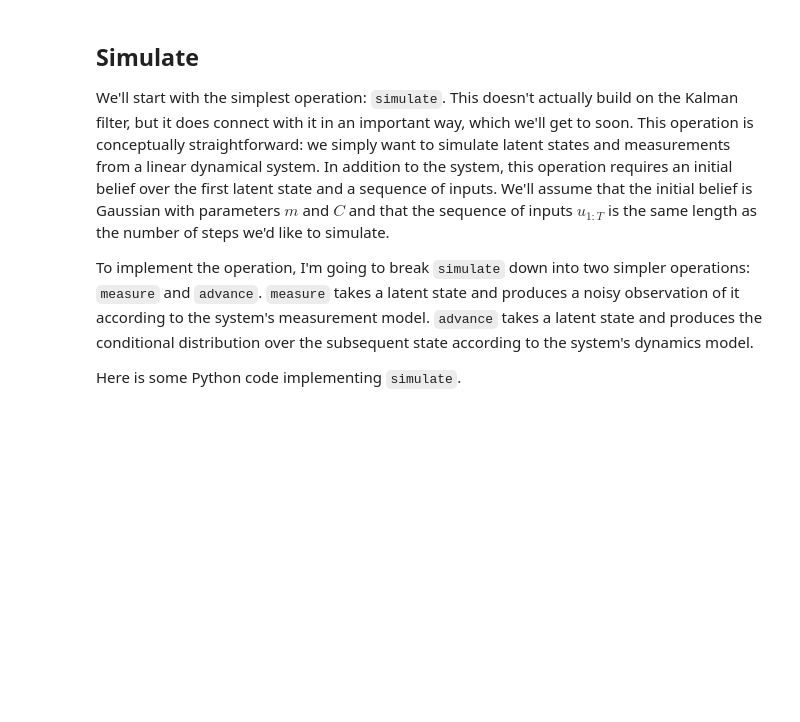
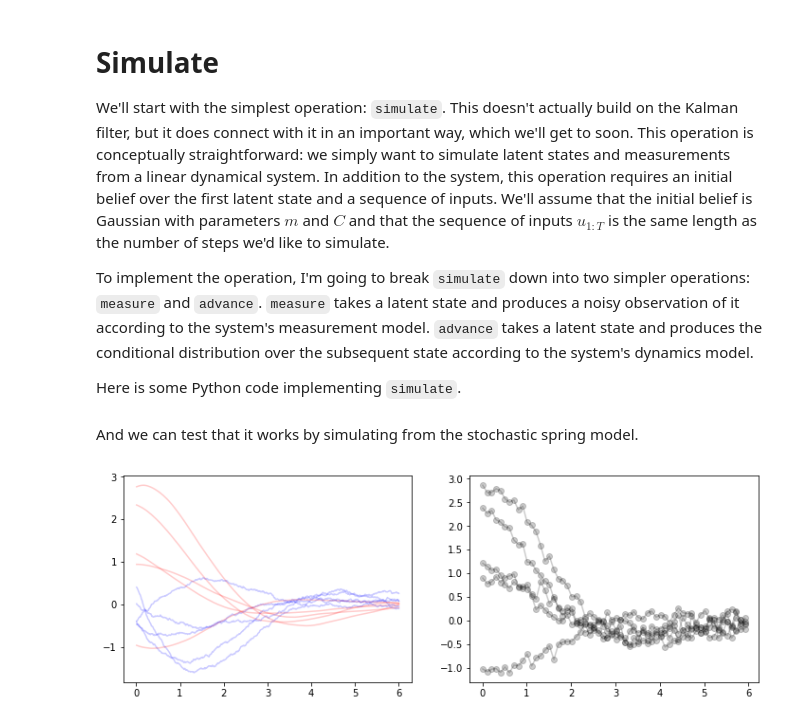
Before and after one commit to pschulam/pschulam.github.io, a Jupyter notebook: posts/inference_in_linear_dynamical_systems.ipynb, the cells around one changed output. Drawn from its saved outputs; the diff is of its cells as text; code cells hidden in the pictures; blank space fills up the shorter version.

```diff
--- a/posts/inference_in_linear_dynamical_systems.ipynb
+++ b/posts/inference_in_linear_dynamical_systems.ipynb
@@ -61,5 +139,5 @@ def predict(F, G, Q, m, C, u):
 # %% [markdown]
-## Simulate
+# Simulate
 
 We'll start with the simplest operation: `simulate`. This doesn't actually build on the Kalman filter, but it does connect with it in an important way, which we'll get to soon. This operation is conceptually straightforward: we simply want to simulate latent states and measurements from a linear dynamical system. In addition to the system, this operation requires an initial belief over the first latent state and a sequence of inputs. We'll assume that the initial belief is Gaussian with parameters $m$ and $C$ and that the sequence of inputs $u_{1:T}$ is the same length as the number of steps we'd like to simulate.
 
@@ -69,30 +147,40 @@ Here is some Python code implementing `simulate`.
 # %%
 mvn = np.random.multivariate_normal
 
-def simulate(system, m, C, U):
+def simulate(S, m, C, U):
     n_steps = len(U)
-    X = np.zeros((n_steps, n_hidden(system)))
-    Y = np.zeros((n_steps, n_observed(system)))
+    X = np.zeros((n_steps, n_hidden(S)))
+    Y = np.zeros((n_steps, n_observed(S)))
     for i, u in enumerate(U):
         X[i] = mvn(m, C)
-        Y[i] = measure(*system['obs'], x)
-        m, C = advance(*system['dyn'], x, u)
+        Y[i] = measure(*obs_model(S), X[i])
+        m, C = advance(*dyn_model(S), X[i], u)
     return X, Y
 
 def measure(H, R, x):
     return mvn(H @ x, R)
 
 def advance(F, G, Q, x, u):
-    return F @ x + G @ u, C
-
-def n_hidden(system):
-    F, _, _ = system['dyn']
-    return len(F)
-
-def n_inputs(system):
-    _, G, _ = system['dyn']
-    return G.shape[1]
-
-def n_observed(system):
-    H, _ = system['obs']
-    return len(H)
+    return F @ x + G @ u, Q
+# %% [markdown]
+And we can test that it works by simulating from the stochastic spring model.
+# %%
+np.random.seed(0)
+
+m = np.array([1.0, 0.0])
+C = np.eye(2)
+sample = lambda U: simulate(spring, m, C, U)
+
+T = 6.0
+n_steps = int(T / dt) - 1
+t = np.linspace(0, T, n_steps + 1)[1:]
+U = np.zeros((n_steps, n_inputs(spring)))
+
+fig, axes = plt.subplots(1, 2, figsize=(12, 4))
+for _ in range(5):
+    X, Y = sample(U)
+    axes[0].plot(t, X[:, 0], 'r-', alpha=0.2)
+    axes[0].plot(t, X[:, 1], 'b-', alpha=0.2)
+    axes[1].plot(t[::10], Y[::10], 'k-o', alpha=0.2)
+# %% [output]
+[figure, added]
```
Also changed, not shown: parts of 4 cells of this notebook.
